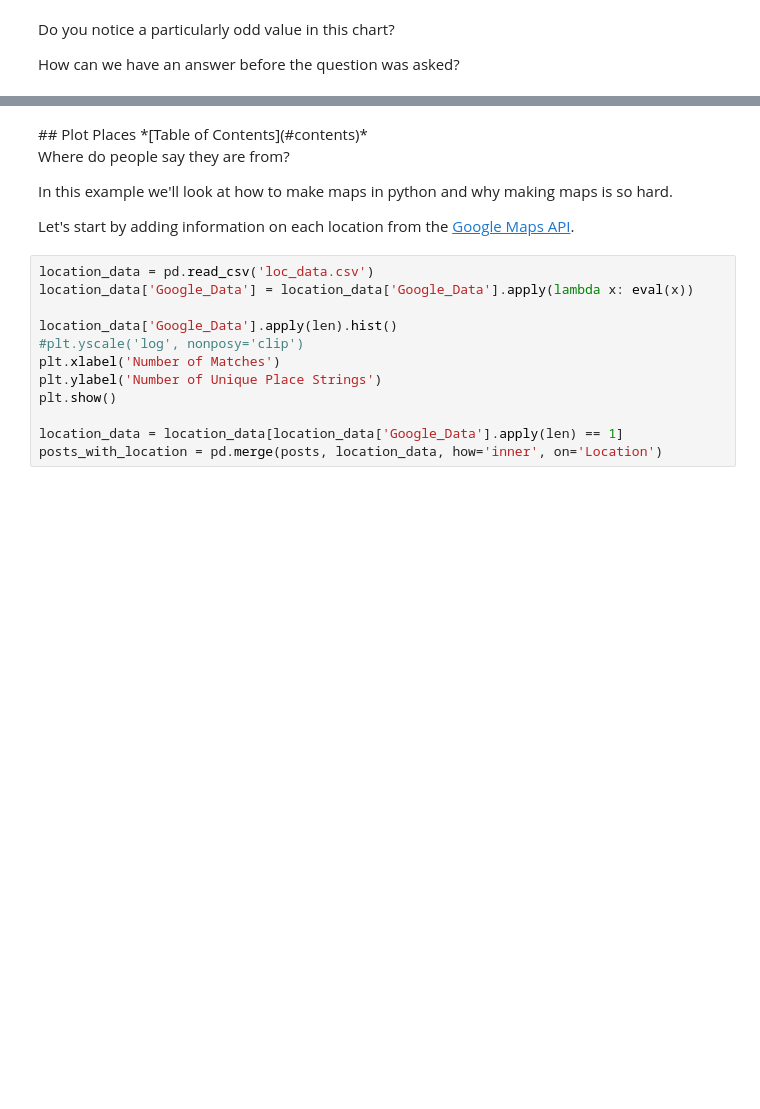
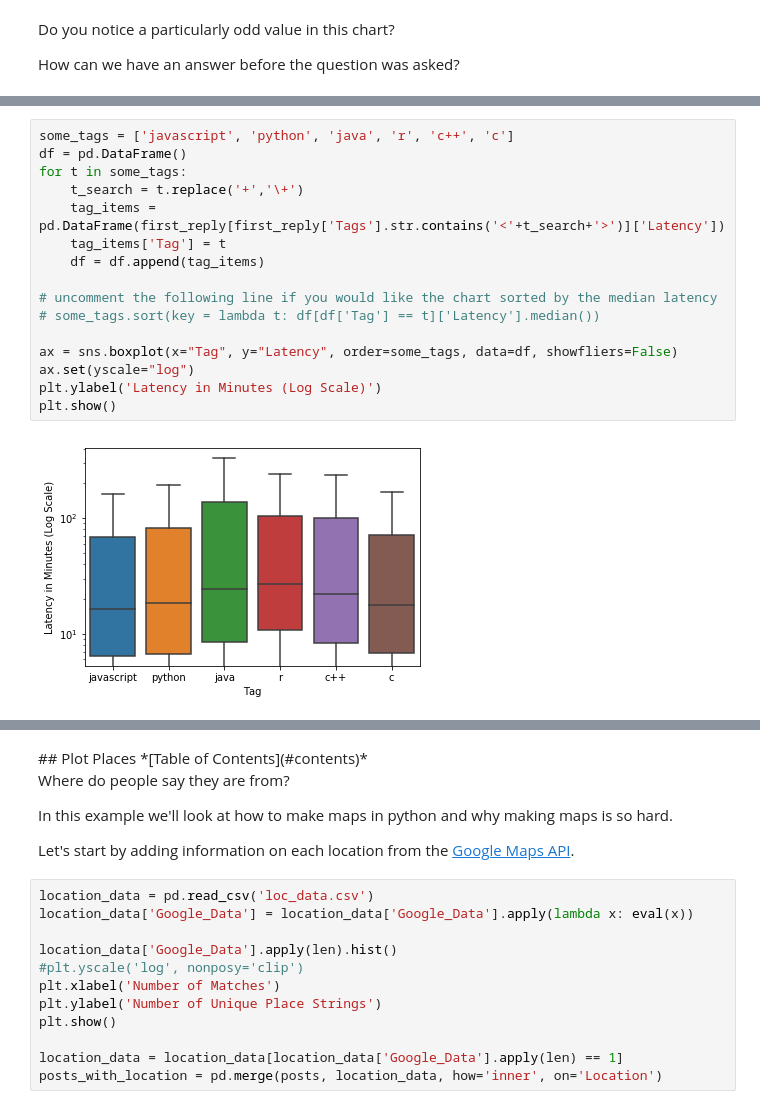
Before and after one commit to kbrady/pytn_2018, a Jupyter notebook: Visualization Talk.ipynb, the cells around one changed output, grey strips where cells are left out. Saved outputs shown, nothing was run; the diff lists cells and outputs as text; blank space fills up the shorter version.

```diff
--- a/Visualization Talk.ipynb
+++ b/Visualization Talk.ipynb
@@ -350,0 +282,18 @@ text_to_wordcloud(python_titles, "'Python' Tagged Questions")
+# %%
+some_tags = ['javascript', 'python', 'java', 'r', 'c++', 'c']
+df = pd.DataFrame()
+for t in some_tags:
+    t_search = t.replace('+','\+')
+    tag_items = pd.DataFrame(first_reply[first_reply['Tags'].str.contains('<'+t_search+'>')]['Latency'])
+    tag_items['Tag'] = t
+    df = df.append(tag_items)
+
+# uncomment the following line if you would like the chart sorted by the median latency
+# some_tags.sort(key = lambda t: df[df['Tag'] == t]['Latency'].median())
+
+ax = sns.boxplot(x="Tag", y="Latency", order=some_tags, data=df, showfliers=False)
+ax.set(yscale="log")
+plt.ylabel('Latency in Minutes (Log Scale)')
+plt.show()
+# %% [output]
+[figure, added]
```
Also changed, not shown: parts of 44 cells of this notebook, 1 other file.
